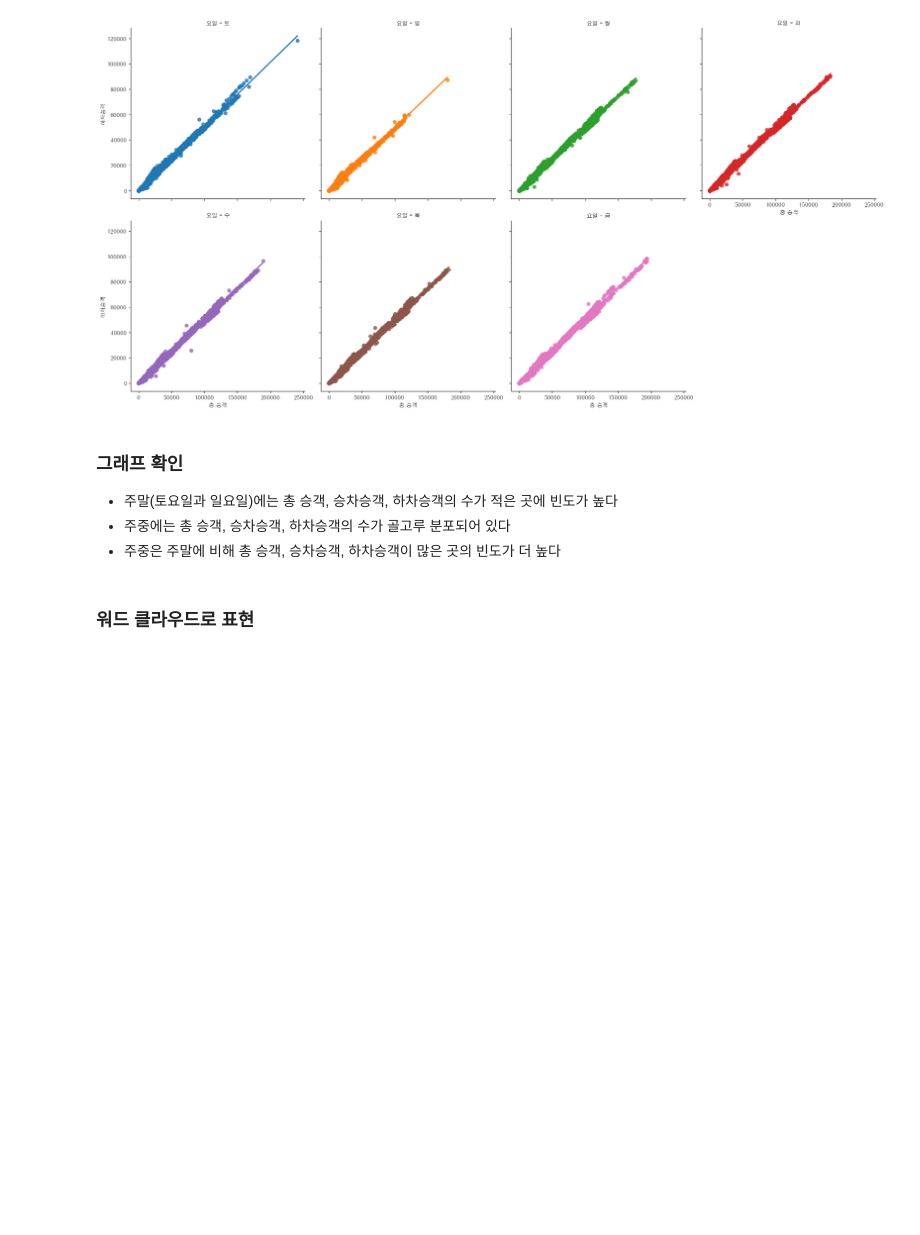
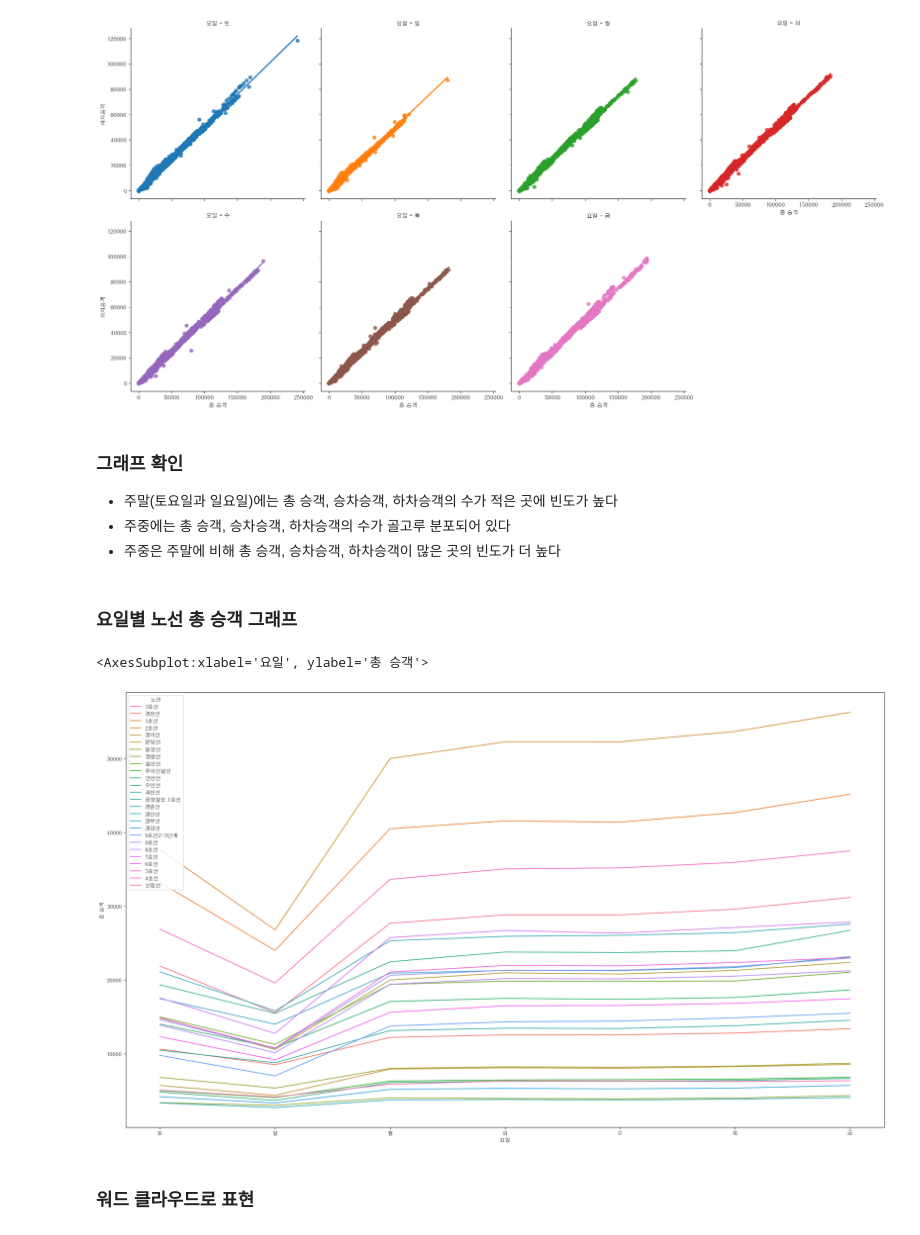
Before and after one commit to woorain20/2022-rainy, a Jupyter notebook: python/Quest/요일별 분석.ipynb, the cells around one changed output. Saved outputs shown, nothing was run; the diff lists cells and outputs as text; code cells hidden in the pictures; blank space fills up the shorter version.

```diff
--- a/python/Quest/요일별 분석.ipynb
+++ b/python/Quest/요일별 분석.ipynb
@@ -171,6 +170,14 @@ sns.lmplot(data=df9, x="총 승객", y="하차승객", hue="요일", col="요일
  - 주말(토요일과 일요일)에는 총 승객, 승차승객, 하차승객의 수가 적은 곳에 빈도가 높다
  - 주중에는 총 승객, 승차승객, 하차승객의 수가 골고루 분포되어 있다
  - 주중은 주말에 비해 총 승객, 승차승객, 하차승객이 많은 곳의 빈도가 더 높다
+# %% [markdown]
+### 요일별 노선 총 승객 그래프
+# %%
+fig=plt.subplots(figsize=(26,15))
+sns.lineplot(x=df9["요일"], y=df9["총 승객"], hue=df9["노선"], errorbar=None)
+# %% [output]
+<AxesSubplot:xlabel='요일', ylabel='총 승객'>
+[figure, added]
 # %% [markdown]
 ### 워드 클라우드로 표현
 # %%
```
Also changed, not shown: parts of 5 cells of this notebook, 15 other files.
